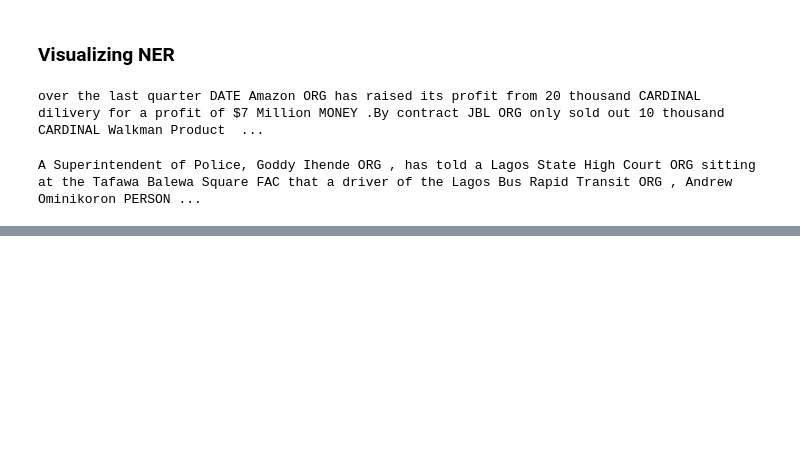
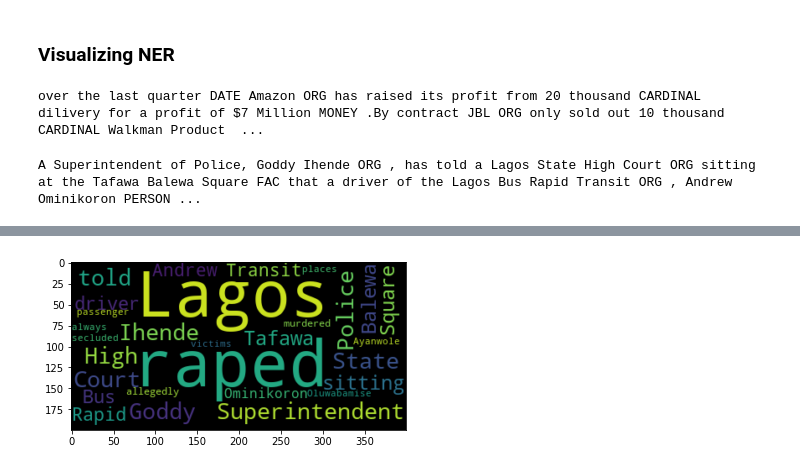
Before and after one commit to haddjyb2k/-APPLIED-DATA-SECIENCE-CAPSTONE, a Jupyter notebook: Text_Analysis_with_Spacy_to_Master_NLP_techniques.ipynb, the cells around one changed output, grey strips where cells are left out. Saved outputs shown, nothing was run; the diff lists cells and outputs as text; code cells hidden in the pictures; blank space fills up the shorter version.

```diff
--- a/Text_Analysis_with_Spacy_to_Master_NLP_techniques.ipynb
+++ b/Text_Analysis_with_Spacy_to_Master_NLP_techniques.ipynb
@@ -236,0 +251,9 @@ displacy.render(doc1, style='dep', jupyter=True, options=options)
+# %%
+text1 = 'A Superintendent of Police, Goddy Ihende has told a Lagos State High Court sitting at the Tafawa Balewa Square that a driver of the Lagos Bus Rapid Transit Andrew Ominikoron, who allegedly raped and murdered his passenger Oluwabamise Ayanwole always raped his victims in secluded places.'
+# %%
+# Generate a word cloud image
+wordcloud = WordCloud().generate(text1)
+plt.imshow(wordcloud, interpolation="bilinear")
+plt.show()
+# %% [output]
+[figure, added]
```
Also changed, not shown: parts of 21 cells of this notebook.
